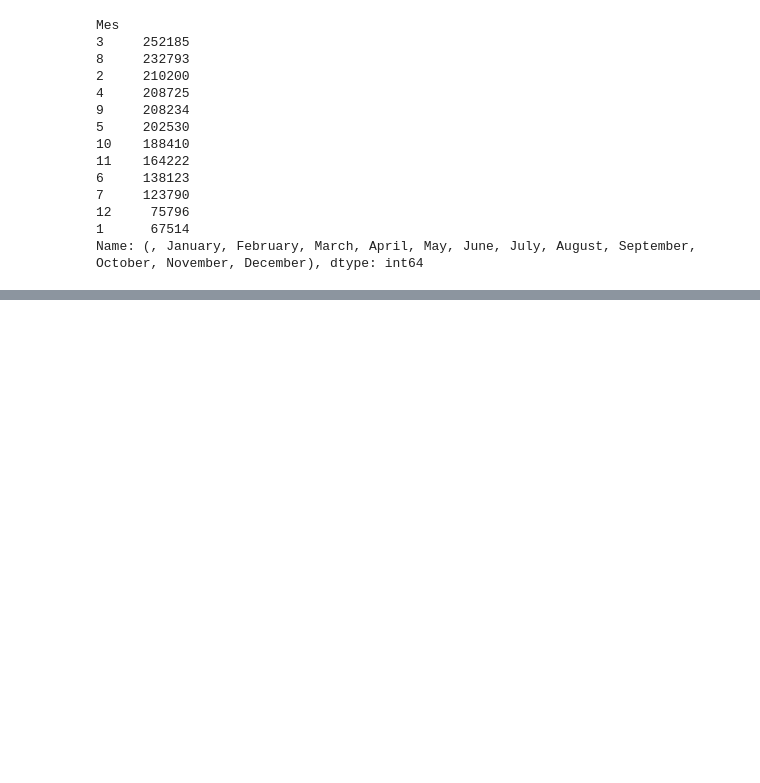
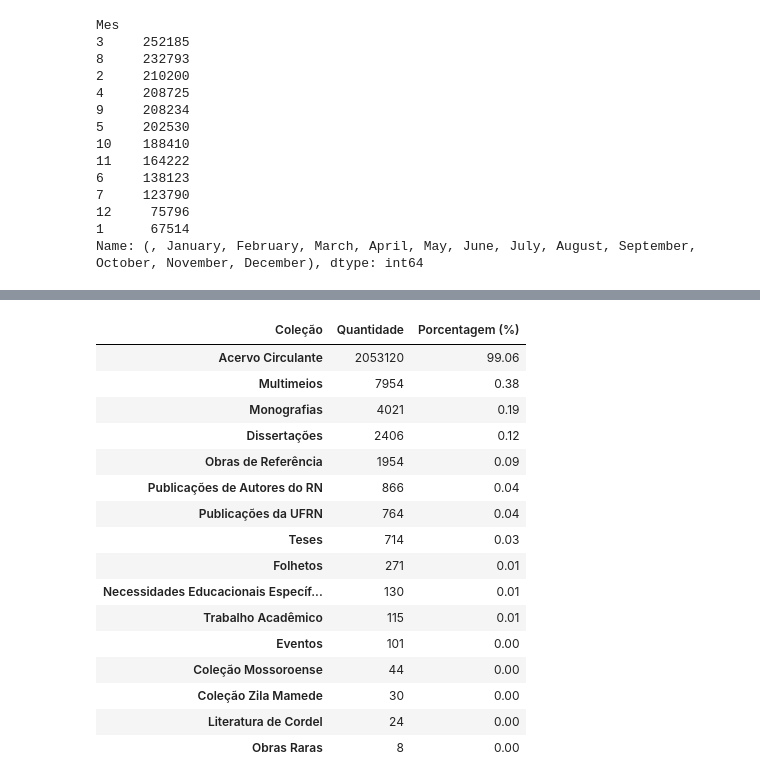
Before and after one commit to Odilon01/7dayofcode, a Jupyter notebook: 7dayofcode.ipynb, the cells around one changed output, grey strips where cells are left out. Saved outputs shown, nothing was run; the diff lists cells and outputs as text; code cells hidden in the pictures; blank space fills up the shorter version.

```diff
--- a/7dayofcode.ipynb
+++ b/7dayofcode.ipynb
@@ -524,0 +595,27 @@ plt.show()
+# %%
+#Porcentagem do tipo de Coleção por Emprestimo
+
+frequencia_colecao = analise_emprestimos.groupby('colecao')['id_emprestimo'].count().round(2)
+frequencia_colecao = frequencia_colecao.sort_values(ascending=False)
+percentual_colecao_tipo= (dados_completos_biblioteca['colecao'].value_counts(normalize=True)*100).round(2)
+dist_freq_colecao =pd.DataFrame({'Quantidade':frequencia_colecao,'Porcentagem (%)': percentual_colecao_tipo }).round(2)
+dist_freq_colecao.rename_axis('Coleção', axis='columns',inplace=True)
+dist_freq_colecao
+# %% [output]
+| Coleção | Quantidade | Porcentagem (%) |
+| Acervo Circulante | 2053120 | 99.06 |
+| Multimeios | 7954 | 0.38 |
+| Monografias | 4021 | 0.19 |
+| Dissertações | 2406 | 0.12 |
+| Obras de Referência | 1954 | 0.09 |
+| Publicações de Autores do RN | 866 | 0.04 |
+| Publicações da UFRN | 764 | 0.04 |
+| Teses | 714 | 0.03 |
+| Folhetos | 271 | 0.01 |
+| Necessidades Educacionais Específ... | 130 | 0.01 |
+| Trabalho Acadêmico | 115 | 0.01 |
+| Eventos | 101 | 0.00 |
+| Coleção Mossoroense | 44 | 0.00 |
+| Coleção Zila Mamede | 30 | 0.00 |
+| Literatura de Cordel | 24 | 0.00 |
+| Obras Raras | 8 | 0.00 |
```
Also changed, not shown: parts of 9 cells of this notebook.
